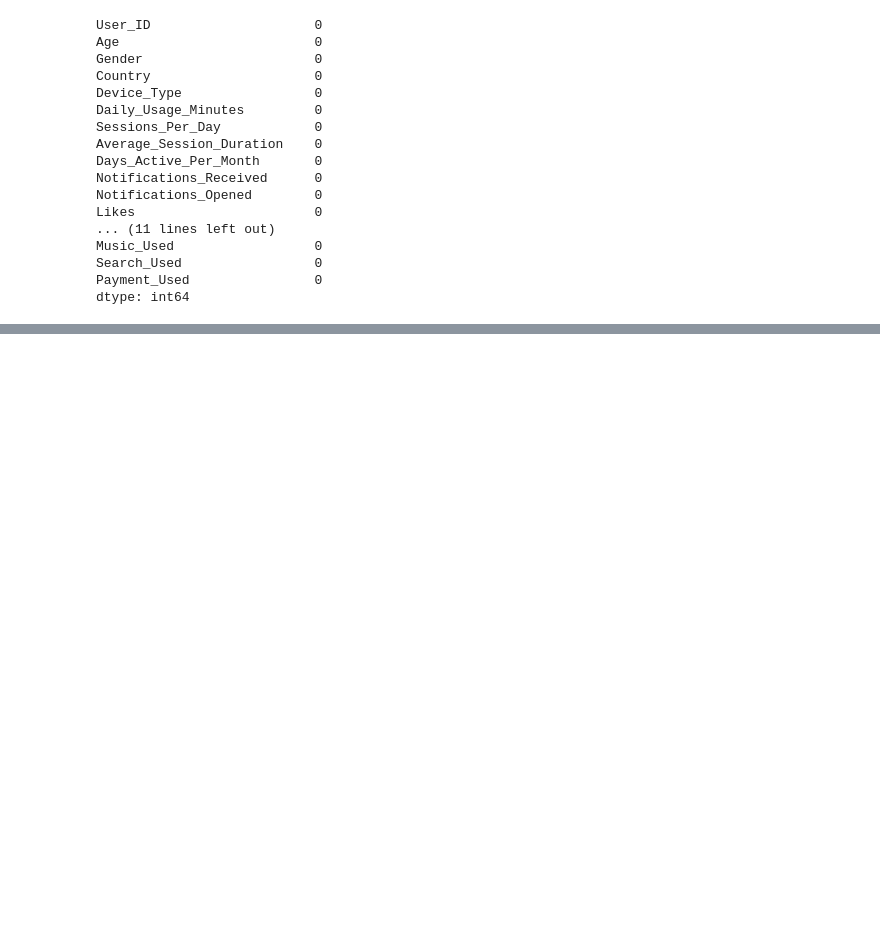
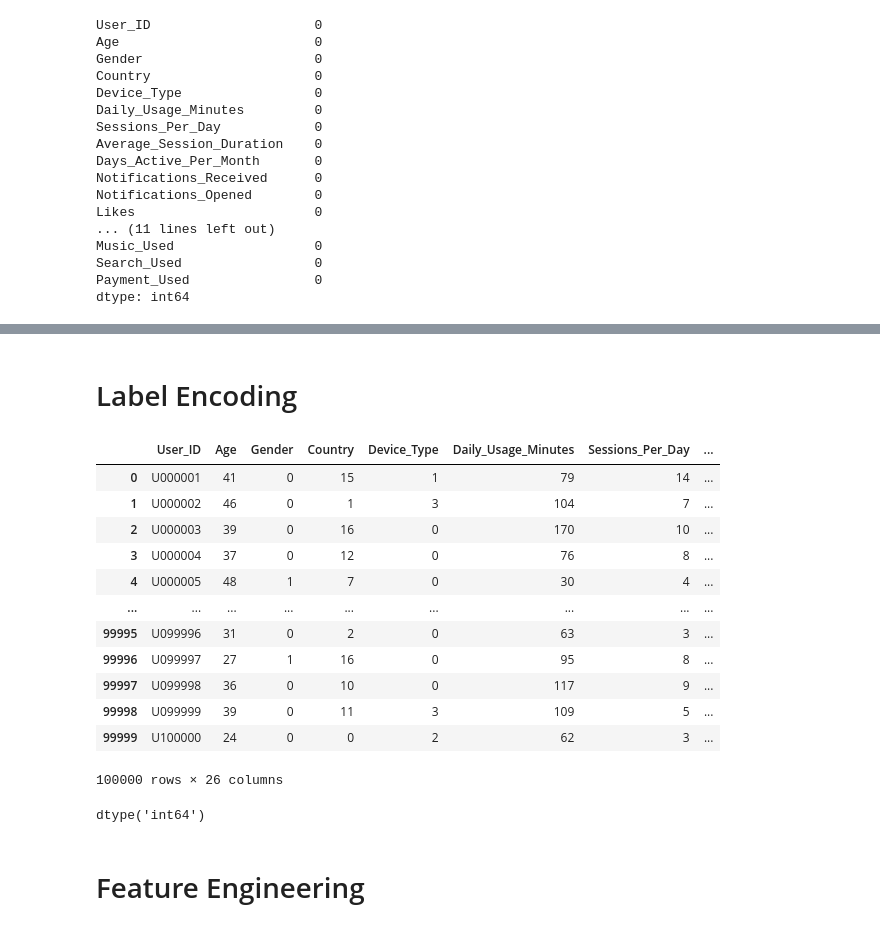
Before and after one commit to RameenWahid/Mobile-App-User-Behavior-Analysis, a Jupyter notebook: code.ipynb, the cells around one changed output, grey strips where cells are left out. Cells and saved outputs as stored; diff of their text form; code cells hidden in the pictures; blank space fills up the shorter version.

Commit message:
Added Mobile App User Behavior Analysis

```diff
--- a/code.ipynb
+++ b/code.ipynb
@@ -156,0 +181,6 @@ dtype: int64
+# %%
+categorical_cols = ["Gender", "Country", "Device_Type", "Subscription"]
+
+for i in categorical_cols:
+    print(f"\n {i}")
+    print(f"{df[i].value_counts()}")
@@ -156,0 +205,31 @@ dtype: int64
+# %% [markdown]
+# Label Encoding
+# %%
+from sklearn.preprocessing import LabelEncoder
+
+encoder = LabelEncoder()
+
+for i in categorical_cols:
+    df[i] = encoder.fit_transform(df[i])
+# %%
+df
+# %% [output]
+|  | User_ID | Age | Gender | Country | Device_Type | Daily_Usage_Minutes | Sessions_Per_Day | ... |
+| 0 | U000001 | 41 | 0 | 15 | 1 | 79 | 14 | ... |
+| 1 | U000002 | 46 | 0 | 1 | 3 | 104 | 7 | ... |
+| 2 | U000003 | 39 | 0 | 16 | 0 | 170 | 10 | ... |
+| 3 | U000004 | 37 | 0 | 12 | 0 | 76 | 8 | ... |
+| 4 | U000005 | 48 | 1 | 7 | 0 | 30 | 4 | ... |
+| ... | ... | ... | ... | ... | ... | ... | ... | ... |
+| 99995 | U099996 | 31 | 0 | 2 | 0 | 63 | 3 | ... |
+| 99996 | U099997 | 27 | 1 | 16 | 0 | 95 | 8 | ... |
+| 99997 | U099998 | 36 | 0 | 10 | 0 | 117 | 9 | ... |
+| 99998 | U099999 | 39 | 0 | 11 | 3 | 109 | 5 | ... |
+| 99999 | U100000 | 24 | 0 | 0 | 2 | 62 | 3 | ... |
+100000 rows × 26 columns
+# %%
+df["Gender"].dtype
+# %% [output]
+dtype('int64')
+# %% [markdown]
+# Feature Engineering
```
Also changed, not shown: parts of 12 cells of this notebook.
